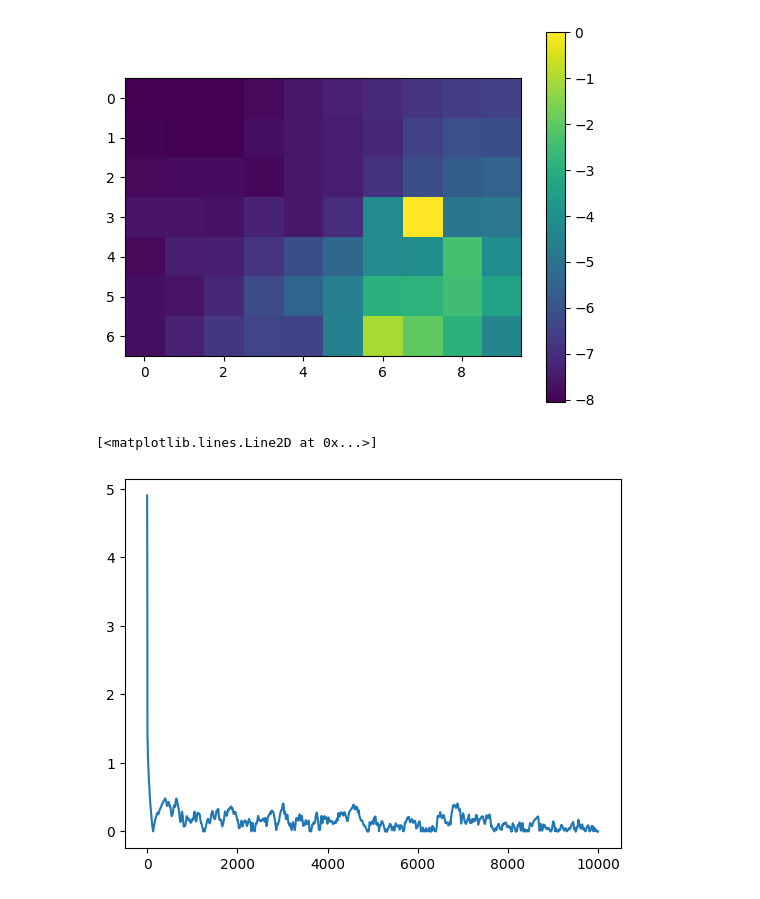
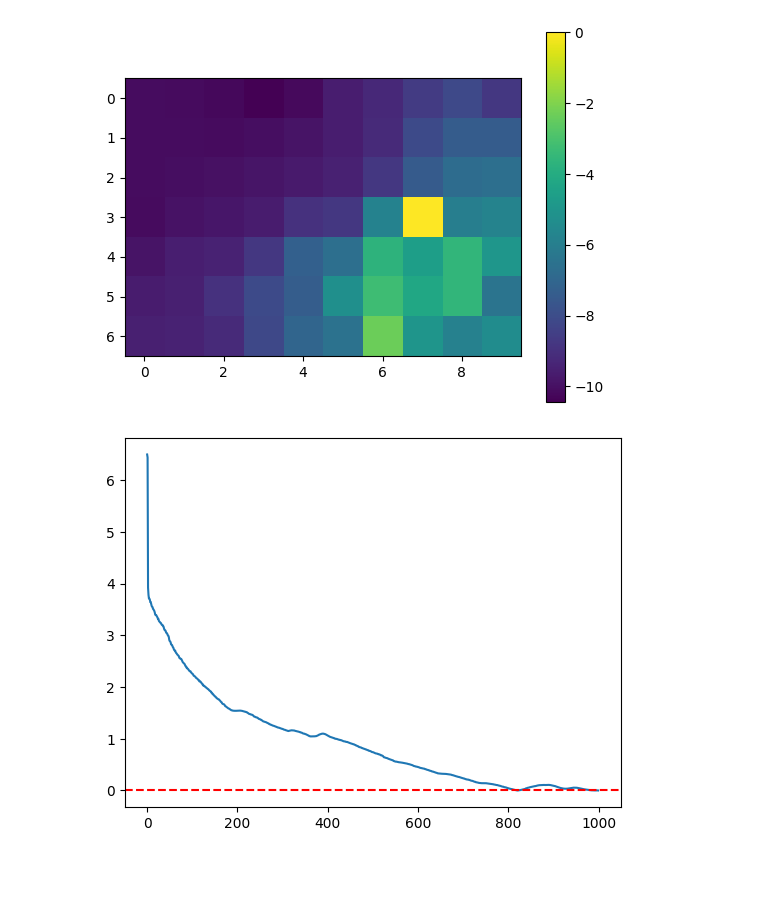
Before and after one commit to BuzzingTaz/RL-Project-1, a Jupyter notebook: QL.ipynb, the cells around one changed output. Saved outputs shown, nothing was run; the diff lists cells and outputs as text; code cells hidden in the pictures; blank space fills up the shorter version.

```diff
--- a/QL.ipynb
+++ b/QL.ipynb
@@ -21,16 +20,13 @@ from policy import Policy, PolicyInit
 from agent import Agent
 # %%
 def ch_egreedy(epsilon, Q, s):
+    valid_actions = get_valid_actions(s, idx=True)
+
     p = np.zeros(num_actions)
-    valid_actions = get_valid_actions(s, idx=True)
-    va = len(valid_actions)
-    # print(va)
-    p[valid_actions] = epsilon / va
+    p[valid_actions] = epsilon / valid_actions.shape[0]
+    p[valid_actions[np.argmax(Q[to_idx(s)][valid_actions])]] += 1 - epsilon
 
-    validqsa = Q[to_idx(s)][valid_actions]
-    p[valid_actions[np.argmax(validqsa)]] += 1 - epsilon
-    choice = np.random.choice(np.arange(num_actions), p=p)
-    return choice
+    return np.random.choice(num_actions, p=p)
 # %%
 mdp = init_mdp(num_states, num_actions, wind_col)
 reward = init_reward(num_states, t_reward=0)
@@ -46,10 +40,10 @@ Q_val[to_idx(t_state)][:] = 0
 episodic_reward = []
 
 
-gamma = 0.9
-alpha = 0.1
-epsilon = 0.05
-for i in tqdm(range(10000)):
+gamma = 0.95
+alpha = 0.08
+epsilon = 0.08
+for i in tqdm(range(1000)):
     state = s_state
     while True:
         action = ch_egreedy(epsilon, Q_val, state)
@@ -91,13 +84,14 @@ heatmap = plt.imshow(valf_toplot)
 plt.colorbar(heatmap)
 plt.show()
 # %% [output]
-[figure, old version]
+[figure, new version]
 # %%
 episodic_regret = np.abs(episodic_reward - valf[to_idx(s_state)])
 plt.plot(episodic_regret)
+plt.axhline(y=0, color='r', linestyle='--')
+plt.show()
 # %% [output]
-[<matplotlib.lines.Line2D at 0x...>]
-[figure, old version]
+[figure, new version]
 # %%
 cummulative_regret = np.cumsum(episodic_regret)
 plt.plot(cummulative_regret)
```
Also changed, not shown: parts of 6 cells of this notebook, 7 other files.
